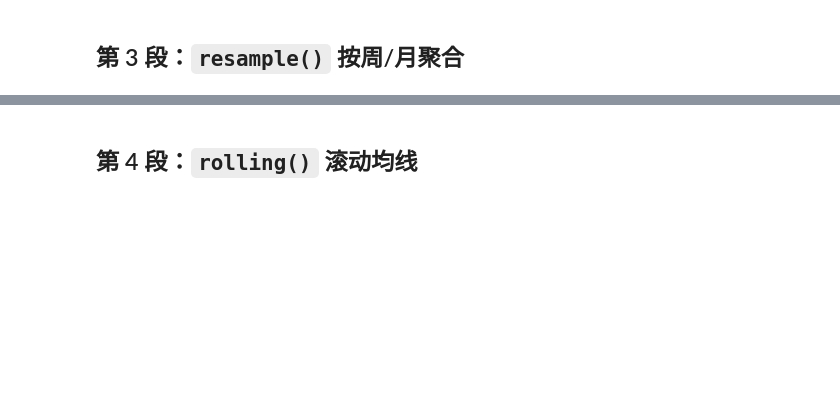
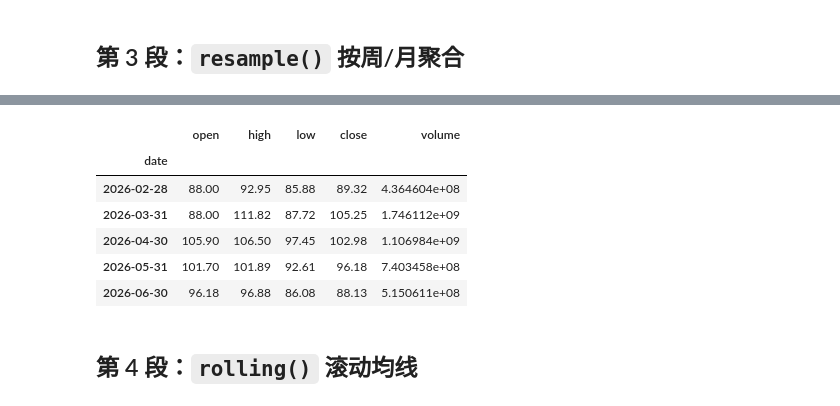
Before and after one commit to liyongcheng94/quantitative_trading, a Jupyter notebook: learning/phase1_foundation/03_volume_aggregation.ipynb, the cells around one changed output, grey strips where cells are left out. Drawn from its saved outputs; the diff is of its cells as text; code cells hidden in the pictures; blank space fills up the shorter version.

```diff
--- a/learning/phase1_foundation/03_volume_aggregation.ipynb
+++ b/learning/phase1_foundation/03_volume_aggregation.ipynb
@@ -87,10 +98,18 @@ weekly.tail(5)
 # %%
 # 月线
-monthly = byd_idx.resample('M').agg({
+monthly = byd_idx.resample('ME').agg({
     'open': 'first', 'high': 'max', 'low': 'min',
     'close': 'last', 'volume': 'sum'
 })
 monthly.tail(5)
+# %% [output]
+|  | open | high | low | close | volume |
+| date |  |  |  |  |  |
+| 2026-02-28 | 88.00 | 92.95 | 85.88 | 89.32 | 4.364604e+08 |
+| 2026-03-31 | 88.00 | 111.82 | 87.72 | 105.25 | 1.746112e+09 |
+| 2026-04-30 | 105.90 | 106.50 | 97.45 | 102.98 | 1.106984e+09 |
+| 2026-05-31 | 101.70 | 101.89 | 92.61 | 96.18 | 7.403458e+08 |
+| 2026-06-30 | 96.18 | 96.88 | 86.08 | 88.13 | 5.150611e+08 |
 # %% [markdown]
 ## 第 4 段：`rolling()` 滚动均线
 # %%
```
Also changed, not shown: parts of 4 cells of this notebook, 4 other files.
